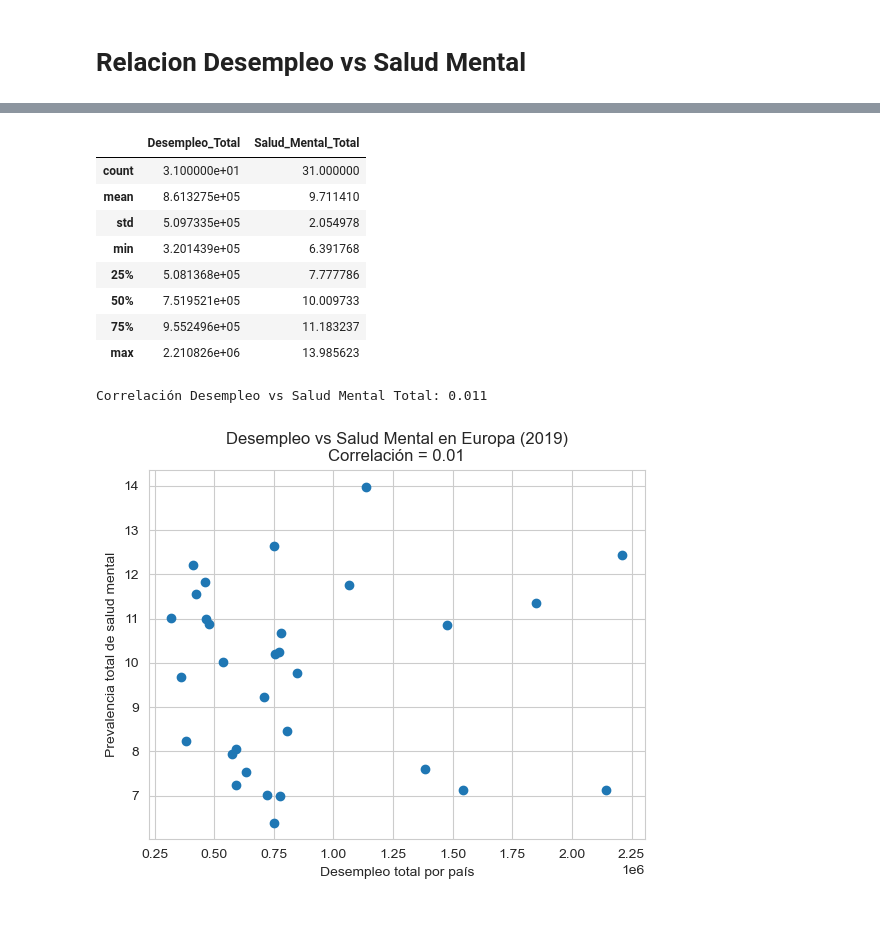
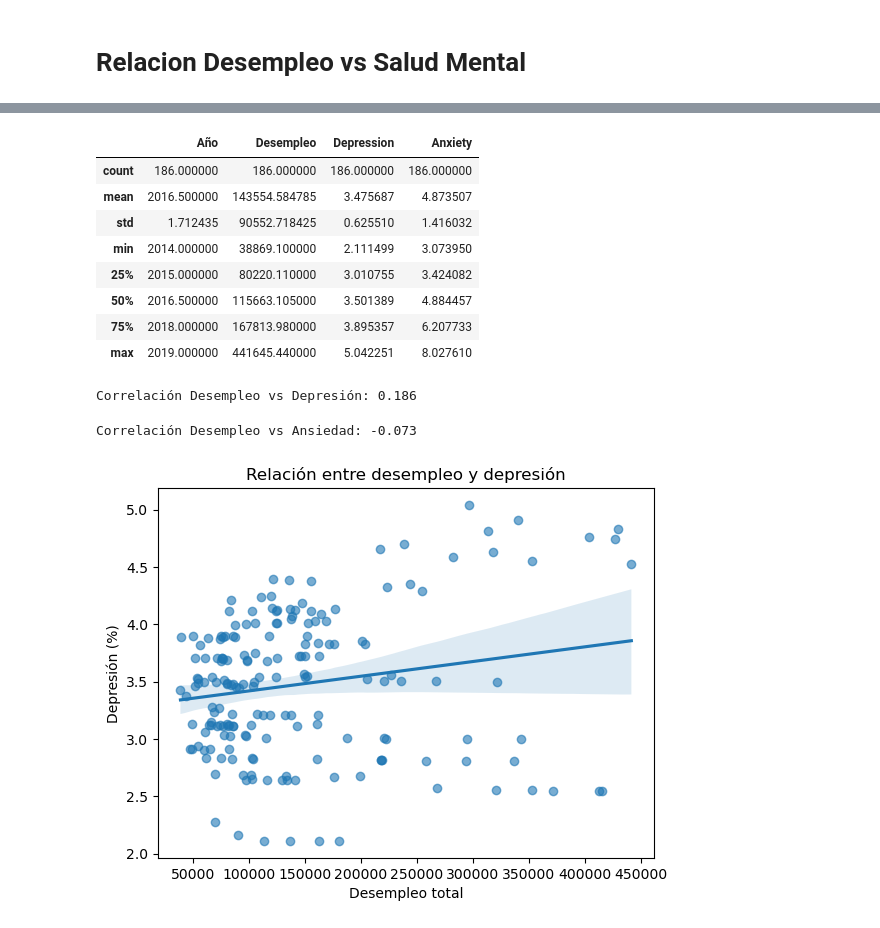
Before and after one commit to AntonioDavid333/Mental-Health-Data-Analysis, a Jupyter notebook: Global.ipynb, the cells around one changed output, grey strips where cells are left out. Drawn from its saved outputs; the diff is of its cells as text; code cells hidden in the pictures.

Commit message:
modificaciones desempleo

```diff
--- a/Global.ipynb
+++ b/Global.ipynb
@@ -96,7 +92,7 @@ ESTE ESTUDIO MUESTRA EL PORCENTAJE DE POBLACIÓN QUE PADECE EL TRASTORNO MENTAL
 # %store -r df_saludMentalEuropa2019
 # df_saludMentalEuropa2019.head()
 
-df_salud = pd.read_csv("dataframes_limpios/df_saludMentalEuropa2019.csv")
+df_salud = pd.read_csv("dataframes_limpios/df_saludMentalEuropa.csv")
 df_salud.head()
 # %% [output]
 |  | Unnamed: 0 | country | Code | Year | Schizophrenia | Depression | Anxiety | Bipolar | Eating |
@@ -214,5 +210,13 @@ Primeras filas del DataFrame combinado usado para el gráfico:
 4       Italia  105.033333         10.853308
 # %% [markdown]
 # Relacion Desempleo vs Salud Mental
+# %%
+# LIMPIEZA DF SALUD MENTAL
+df_salud = df_salud.rename(columns={
+    "country": "Pais",
+    "Year": "Año"
+})
+
+df_salud = df_salud.drop(columns=["Unnamed: 0"], errors="ignore")
 # %%
 # Desempleo total por país
@@ -239,0 +244,11 @@ df_merge = pd.merge(
+# %%
+# Preparación del DataFrame para el análisis de correlación
+df_modelo = df_analisis[[
+    "Pais",
+    "Año",
+    "Desempleo",
+    "Depression",
+    "Anxiety"
+]]
+df_modelo = df_modelo.dropna(subset=["Desempleo", "Depression"])
+df_modelo.head()
@@ -240,39 +262,43 @@ df_merge = pd.merge(
 # %%
 # Estadísticas básicas
-df_merge[["Desempleo_Total", "Salud_Mental_Total"]].describe()
+df_modelo.describe()
 # %% [output]
-|  | Desempleo_Total | Salud_Mental_Total |
-| count | 3.100000e+01 | 31.000000 |
-| mean | 8.613275e+05 | 9.711410 |
-| std | 5.097335e+05 | 2.054978 |
-| min | 3.201439e+05 | 6.391768 |
-| 25% | 5.081368e+05 | 7.777786 |
-| 50% | 7.519521e+05 | 10.009733 |
-| 75% | 9.552496e+05 | 11.183237 |
-| max | 2.210826e+06 | 13.985623 |
+|  | Año | Desempleo | Depression | Anxiety |
+| count | 186.000000 | 186.000000 | 186.000000 | 186.000000 |
+| mean | 2016.500000 | 143554.584785 | 3.475687 | 4.873507 |
+| std | 1.712435 | 90552.718425 | 0.625510 | 1.416032 |
+| min | 2014.000000 | 38869.100000 | 2.111499 | 3.073950 |
+| 25% | 2015.000000 | 80220.110000 | 3.010755 | 3.424082 |
+| 50% | 2016.500000 | 115663.105000 | 3.501389 | 4.884457 |
+| 75% | 2018.000000 | 167813.980000 | 3.895357 | 6.207733 |
+| max | 2019.000000 | 441645.440000 | 5.042251 | 8.027610 |
 # %%
 # correlación
-corr_total = df_merge["Desempleo_Total"].corr(
-    df_merge["Salud_Mental_Total"]
-)
+corr_desemp_dep = df_modelo["Desempleo"].corr(df_modelo["Depression"])
 
-print(f"Correlación Desempleo vs Salud Mental Total: {corr_total:.3f}")
+print(f"Correlación Desempleo vs Depresión: {corr_desemp_dep:.3f}")
 # %% [output]
-Correlación Desempleo vs Salud Mental Total: 0.011
+Correlación Desempleo vs Depresión: 0.186
+# %%
+corr_desemp_anx = df_modelo["Desempleo"].corr(df_modelo["Anxiety"])
+
+print(f"Correlación Desempleo vs Ansiedad: {corr_desemp_anx:.3f}")
+# %% [output]
+Correlación Desempleo vs Ansiedad: -0.073
 # %%
 # Visualización
-plt.figure()
-plt.scatter(
-    df_merge["Desempleo_Total"],
-    df_merge["Salud_Mental_Total"]
+#Desempleo vs Depresión
+sns.regplot(
+    data=df_modelo,
+    x="Desempleo",
+    y="Depression",
+    scatter_kws={"alpha": 0.6}
 )
-plt.xlabel("Desempleo total por país")
-plt.ylabel("Prevalencia total de salud mental")
-plt.title(
-    f"Desempleo vs Salud Mental en Europa (2019)\n"
-    f"Correlación = {corr_total:.2f}"
-)
+
+plt.title("Relación entre desempleo y depresión")
+plt.xlabel("Desempleo total")
+plt.ylabel("Depresión (%)")
 plt.show()
 # %% [output]
-[figure, old version]
+[figure, new version]
 # %%
```
Also changed, not shown: parts of 25 cells of this notebook, 2 other files.
